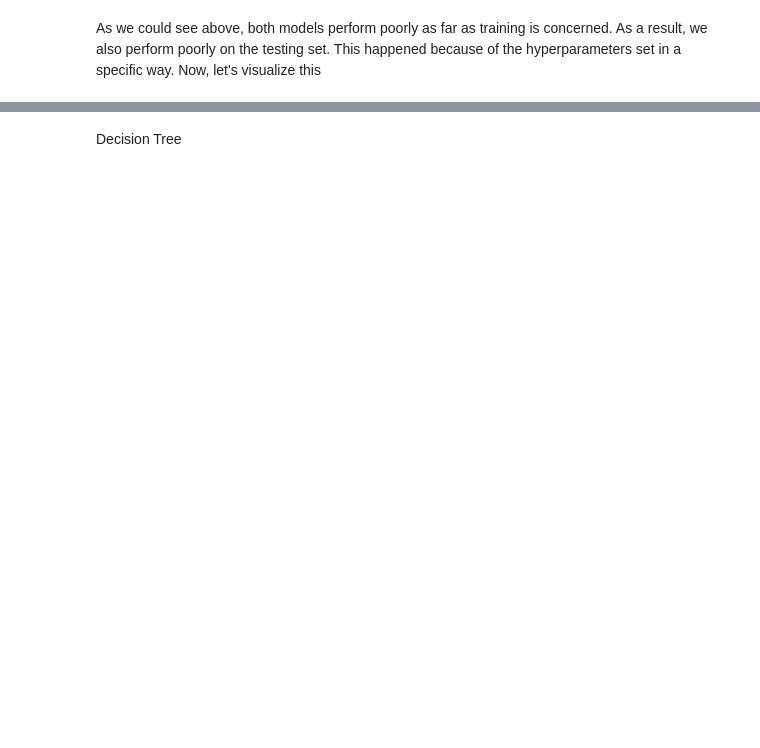
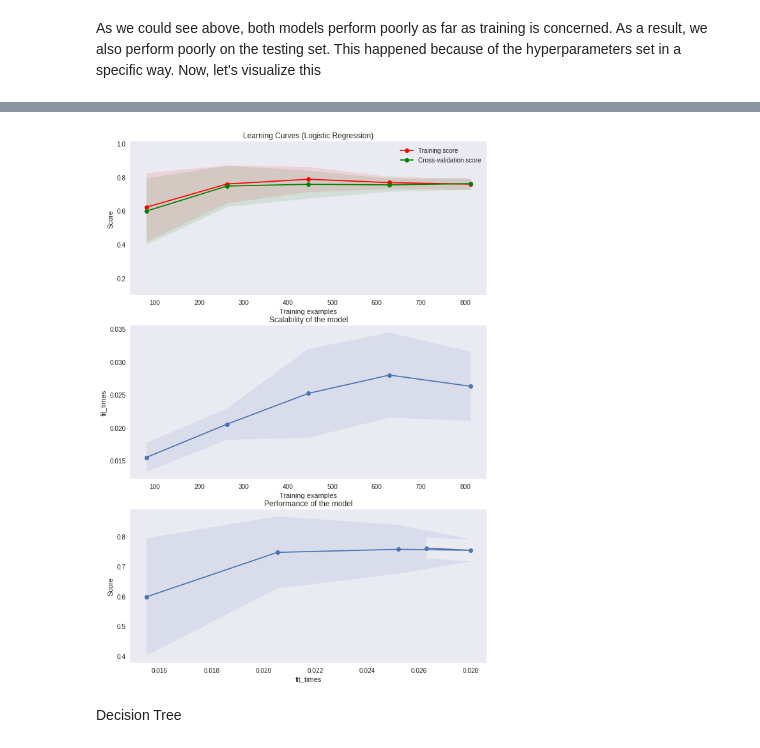
Before and after one commit to Avi-nashkumar/Semester5, a Jupyter notebook: ECSE303L/challenge-week-6/task_2_dt_log.ipynb, the cells around one changed output, grey strips where cells are left out. Drawn from its saved outputs; the diff is of its cells as text; code cells hidden in the pictures; blank space fills up the shorter version.

```diff
--- a/ECSE303L/challenge-week-6/task_2_dt_log.ipynb
+++ b/ECSE303L/challenge-week-6/task_2_dt_log.ipynb
@@ -329,5 +484,5 @@ lr=LogisticRegression(fit_intercept=False,class_weight='balanced',C=0.001)
 dt=DecisionTreeClassifier(max_leaf_nodes=2,max_features='log2',class_weight='balanced')
 # %%
 #Fit the models
-lr.fit(?,?)
-dt.fit(?,?)
+lr.fit(X_train,y_train)
+dt.fit(X_train,y_train)
@@ -353,5 +523,6 @@ estimator = LogisticRegression(fit_intercept=False,class_weight='balanced',C=0.0
 #Plot of Learning Curve (over original X and then cross val)
 fig, axes = plt.subplots(3, 1, figsize=(10, 15))
 title = "Learning Curves (Logistic Regression)"
-plot_learning_curve(estimator, title, ?, ?, axes=axes, ylim=(0.1, 1.01),
-                    cv=?, n_jobs=2)
+plot_learning_curve(estimator, title, X_train, y_train, axes=axes, ylim=(0.1, 1.01),
+                    cv=cv, n_jobs=2)
+# %% [output]
@@ -358,3 +530,4 @@ plot_learning_curve(estimator, title, ?, ?, axes=axes, ylim=(0.1, 1.01),
+[figure, added]
 # %% [markdown]
 Decision Tree
 # %%
```
Also changed, not shown: parts of 27 cells of this notebook.
